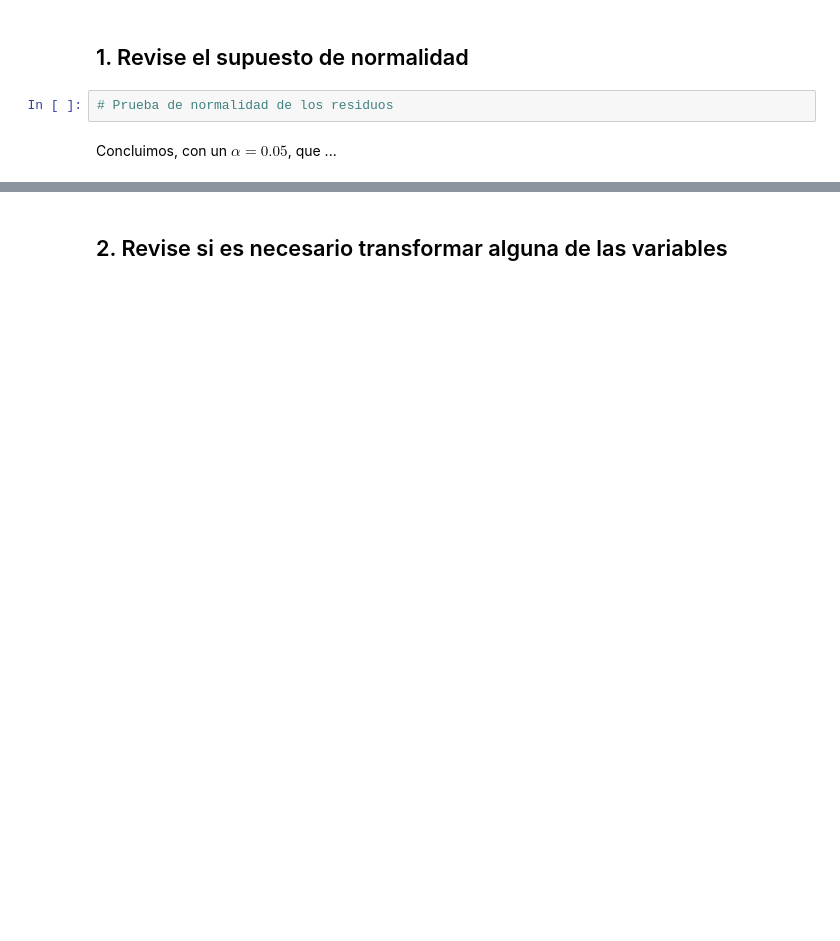
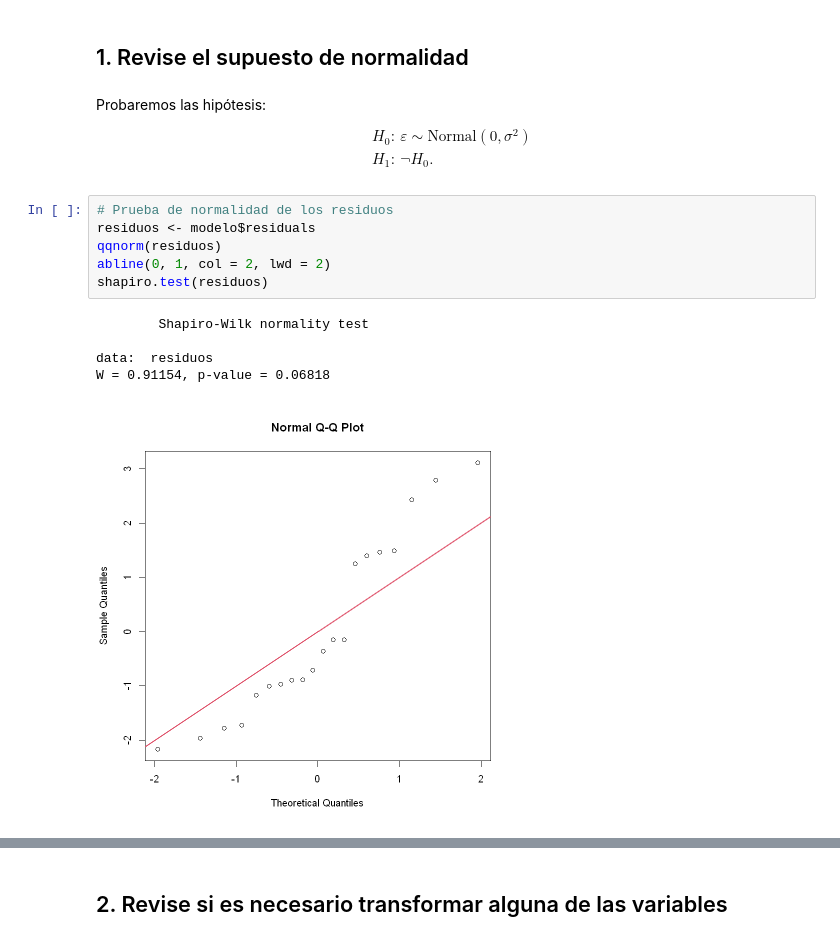
Before and after one commit to MantiMantilla/MEL-2022-2, a Jupyter notebook: Talleres/Taller 4 - Clase 21/Taller clase 21.ipynb, the cells around one changed output, grey strips where cells are left out. Cells and saved outputs as stored; diff of their text form; blank space fills up the shorter version.

```diff
--- a/Talleres/Taller 4 - Clase 21/Taller clase 21.ipynb
+++ b/Talleres/Taller 4 - Clase 21/Taller clase 21.ipynb
@@ -44,7 +44,21 @@ Multiple R-squared:  0.9573,    Adjusted R-squared:  0.9549
 F-statistic: 403.2 on 1 and 18 DF,  p-value: 8.988e-14
 # %% [markdown]
 ## 1. Revise el supuesto de normalidad
+# %% [markdown]
+Probaremos las hipótesis:
+\begin{align*}
+    H_0: &\varepsilon \sim \text{Normal}(0, \sigma^2) \\
+    H_1: &\neg H_0.
+\end{align*}
 # %%
 # Prueba de normalidad de los residuos
+residuos <- modelo$residuals
+qqnorm(residuos)
+abline(0, 1, col = 2, lwd = 2)
+shapiro.test(residuos)
+# %% [output]
+        Shapiro-Wilk normality test
+
+data:  residuos
+W = 0.91154, p-value = 0.06818
+[figure, added]
-# %% [markdown]
-Concluimos, con un $\alpha = 0.05$, que ...
```
Also changed, not shown: parts of 29 cells of this notebook.
